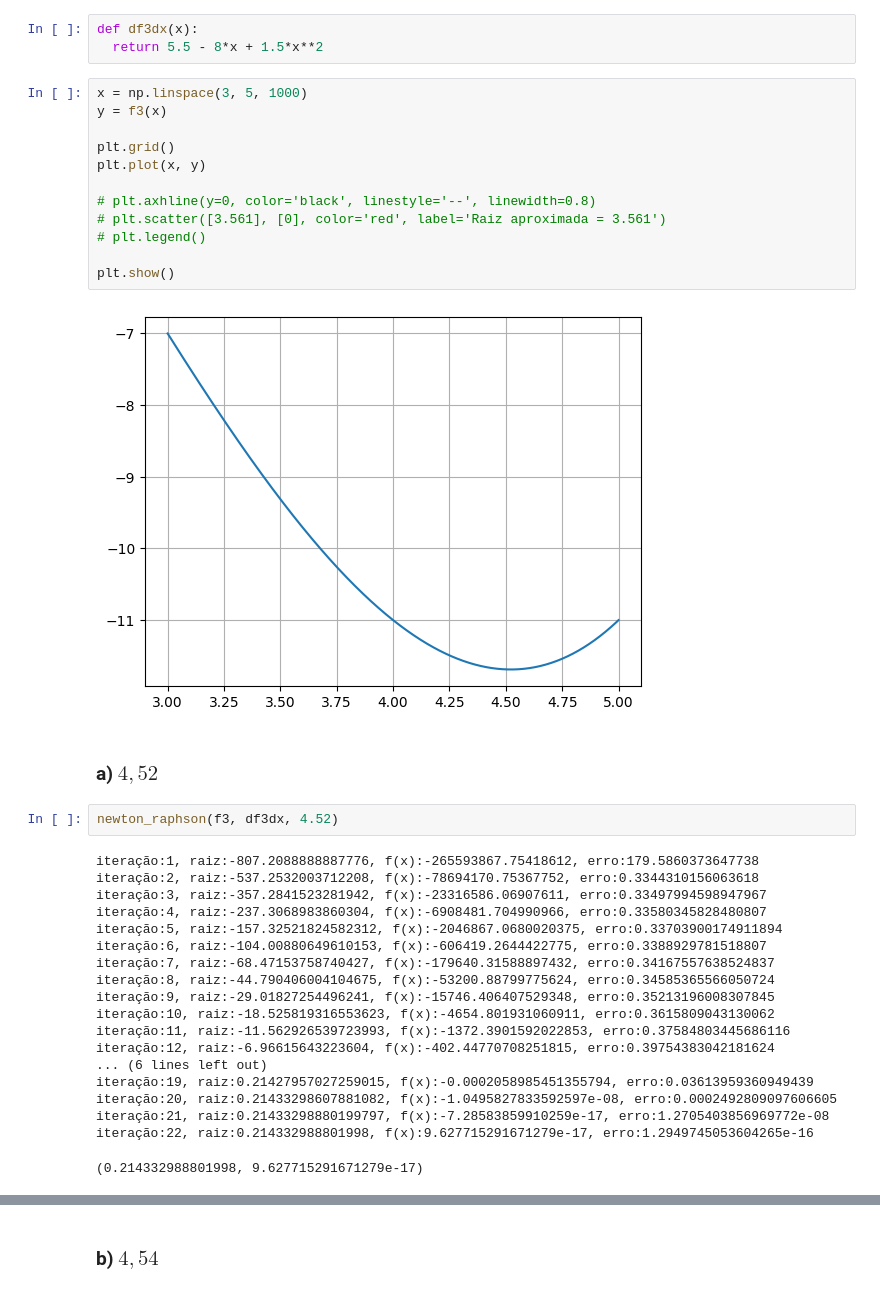
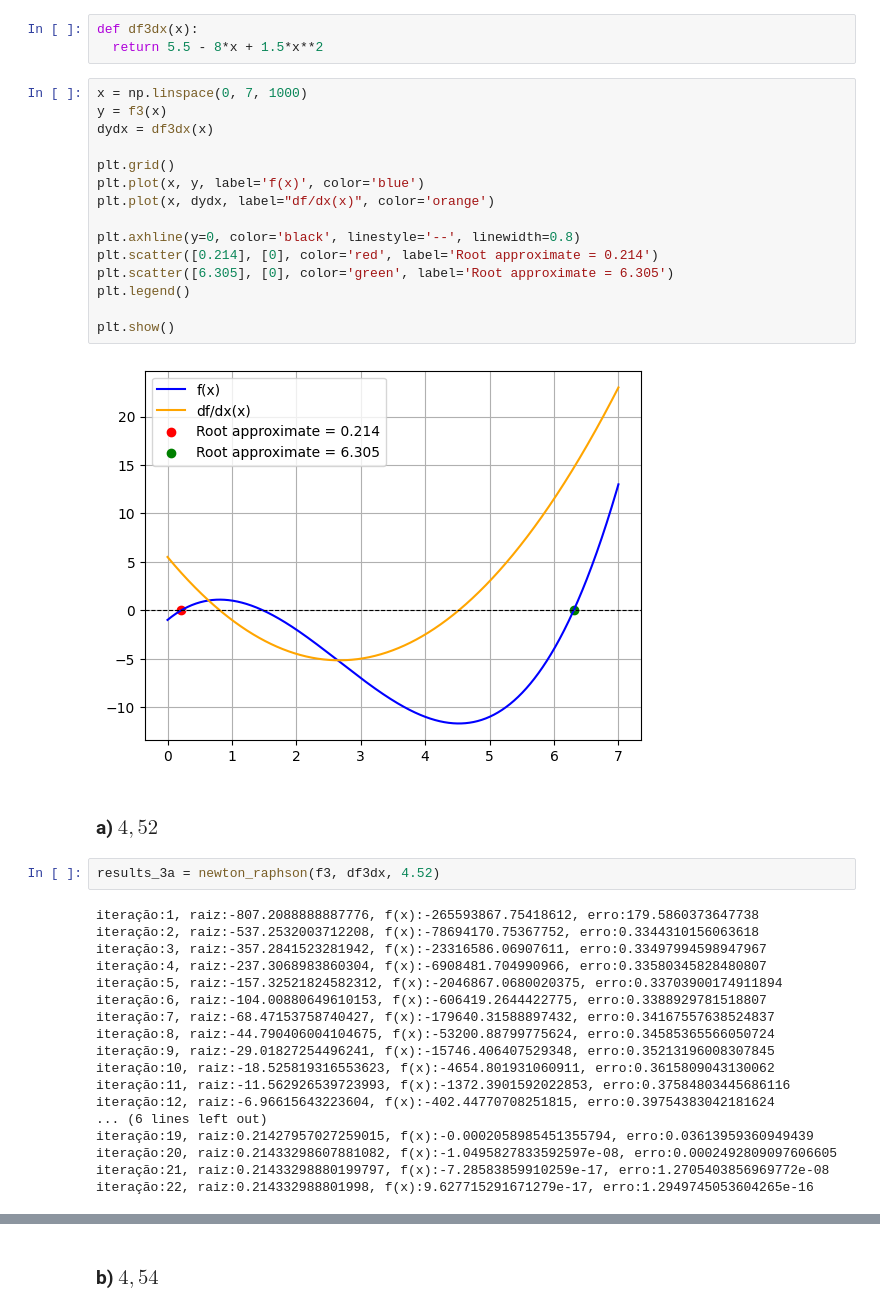
Before and after one commit to pedrofalcao10/UFC-Numerical_Methods, a Jupyter notebook: Listas/Lista_03.ipynb, the cells around one changed output, grey strips where cells are left out. Saved outputs shown, nothing was run; the diff lists cells and outputs as text.

```diff
--- a/Listas/Lista_03.ipynb
+++ b/Listas/Lista_03.ipynb
@@ -214,23 +220,26 @@ def f3(x):
 def df3dx(x):
   return 5.5 - 8*x + 1.5*x**2
 # %%
-x = np.linspace(3, 5, 1000)
+x = np.linspace(0, 7, 1000)
 y = f3(x)
+dydx = df3dx(x)
 
 plt.grid()
-plt.plot(x, y)
+plt.plot(x, y, label='f(x)', color='blue')
+plt.plot(x, dydx, label="df/dx(x)", color='orange')
 
-# plt.axhline(y=0, color='black', linestyle='--', linewidth=0.8)
-# plt.scatter([3.561], [0], color='red', label='Raiz aproximada = 3.561')
-# plt.legend()
+plt.axhline(y=0, color='black', linestyle='--', linewidth=0.8)
+plt.scatter([0.214], [0], color='red', label='Root approximate = 0.214')
+plt.scatter([6.305], [0], color='green', label='Root approximate = 6.305')
+plt.legend()
 
 plt.show()
 # %% [output]
-[figure, old version]
+[figure, new version]
 # %% [markdown]
 ### a) $4,52$
 # %%
-newton_raphson(f3, df3dx, 4.52)
+results_3a = newton_raphson(f3, df3dx, 4.52)
 # %% [output]
 iteração:1, raiz:-807.2088888887776, f(x):-265593867.75418612, erro:179.5860373647738
 iteração:2, raiz:-537.2532003712208, f(x):-78694170.75367752, erro:0.3344310156063618
@@ -249,4 +258,3 @@ iteração:19, raiz:0.21427957027259015, f(x):-0.0002058985451355794, erro:0.036
 iteração:20, raiz:0.21433298607881082, f(x):-1.0495827833592597e-08, erro:0.0002492809097606605
 iteração:21, raiz:0.21433298880199797, f(x):-7.28583859910259e-17, erro:1.2705403856969772e-08
 iteração:22, raiz:0.214332988801998, f(x):9.627715291671279e-17, erro:1.2949745053604265e-16
-(0.214332988801998, 9.627715291671279e-17)
```
Also changed, not shown: parts of 20 cells of this notebook, 13 other files.
